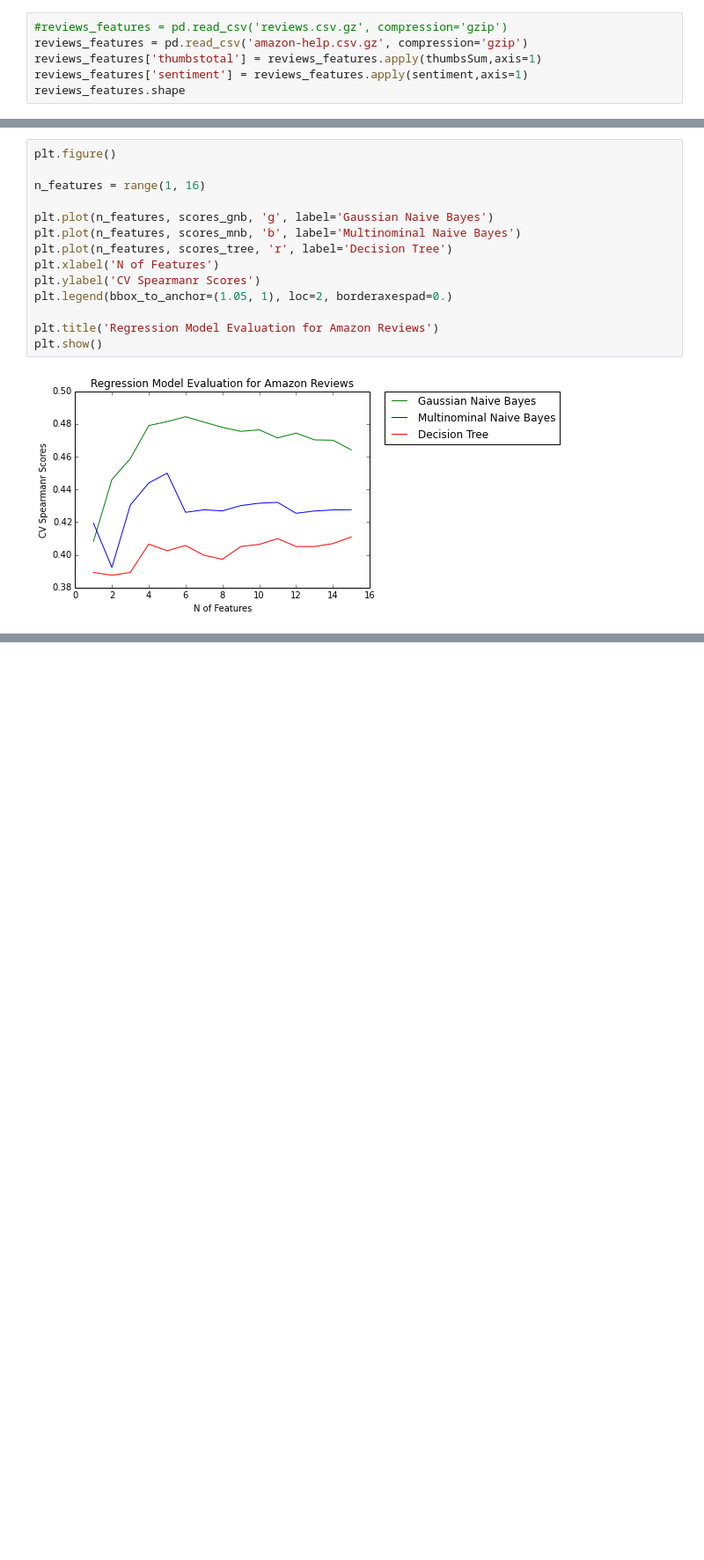
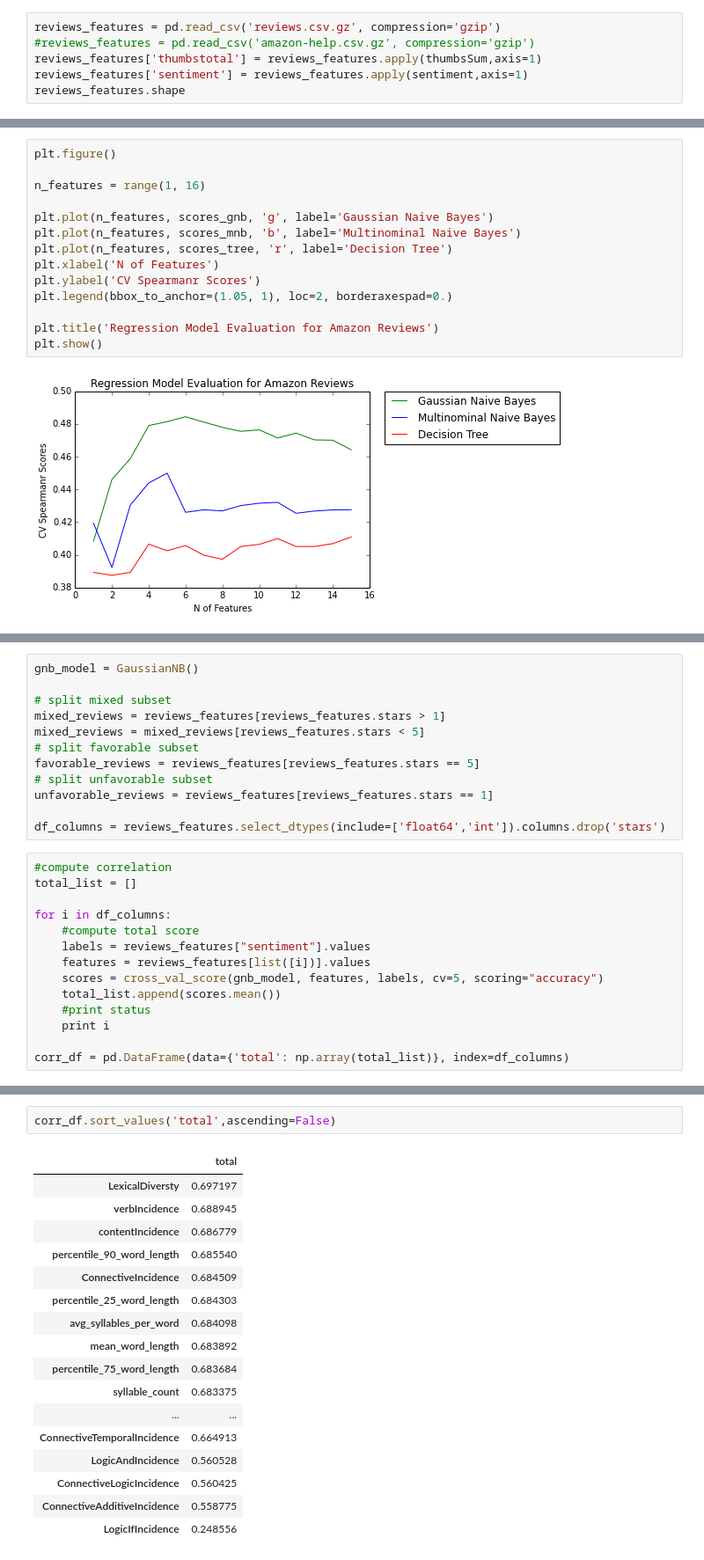
Before and after one commit to heukirne/pyreviews, a Jupyter notebook: experiments/sentiment_evaluation.ipynb, the cells around one changed output, grey strips where cells are left out. Shown at 88% size. Saved outputs shown, nothing was run; the diff lists cells and outputs as text; blank space fills up the shorter version.

Commit message:
add sentiment correlation features

```diff
--- a/experiments/sentiment_evaluation.ipynb
+++ b/experiments/sentiment_evaluation.ipynb
@@ -28,8 +28,8 @@ def sentiment(x):
 # %% [markdown]
 ### load buscape reviews
 # %%
-#reviews_features = pd.read_csv('reviews.csv.gz', compression='gzip')
-reviews_features = pd.read_csv('amazon-help.csv.gz', compression='gzip')
+reviews_features = pd.read_csv('reviews.csv.gz', compression='gzip')
+#reviews_features = pd.read_csv('amazon-help.csv.gz', compression='gzip')
 reviews_features['thumbstotal'] = reviews_features.apply(thumbsSum,axis=1)
 reviews_features['sentiment'] = reviews_features.apply(sentiment,axis=1)
 reviews_features.shape
@@ -181,0 +184,26 @@ plt.show()
+# %%
+gnb_model = GaussianNB()
+
+# split mixed subset
+mixed_reviews = reviews_features[reviews_features.stars > 1]
+mixed_reviews = mixed_reviews[reviews_features.stars < 5]
+# split favorable subset
+favorable_reviews = reviews_features[reviews_features.stars == 5]
+# split unfavorable subset
+unfavorable_reviews = reviews_features[reviews_features.stars == 1]
+
+df_columns = reviews_features.select_dtypes(include=['float64','int']).columns.drop('stars')
+# %%
+#compute correlation
+total_list = []
+
+for i in df_columns:
+    #compute total score
+    labels = reviews_features["sentiment"].values
+    features = reviews_features[list([i])].values
+    scores = cross_val_score(gnb_model, features, labels, cv=5, scoring="accuracy")
+    total_list.append(scores.mean())
+    #print status
+    print i
+
+corr_df = pd.DataFrame(data={'total': np.array(total_list)}, index=df_columns)
@@ -181,0 +228,20 @@ plt.show()
+# %%
+corr_df.sort_values('total',ascending=False)
+# %% [output]
+|  | total |
+| LexicalDiversty | 0.697197 |
+| verbIncidence | 0.688945 |
+| contentIncidence | 0.686779 |
+| percentile_90_word_length | 0.685540 |
+| ConnectiveIncidence | 0.684509 |
+| percentile_25_word_length | 0.684303 |
+| avg_syllables_per_word | 0.684098 |
+| mean_word_length | 0.683892 |
+| percentile_75_word_length | 0.683684 |
+| syllable_count | 0.683375 |
+| ... | ... |
+| ConnectiveTemporalIncidence | 0.664913 |
+| LogicAndIncidence | 0.560528 |
+| ConnectiveLogicIncidence | 0.560425 |
+| ConnectiveAdditiveIncidence | 0.558775 |
+| LogicIfIncidence | 0.248556 |
```
Also changed, not shown: parts of 5 cells of this notebook.
